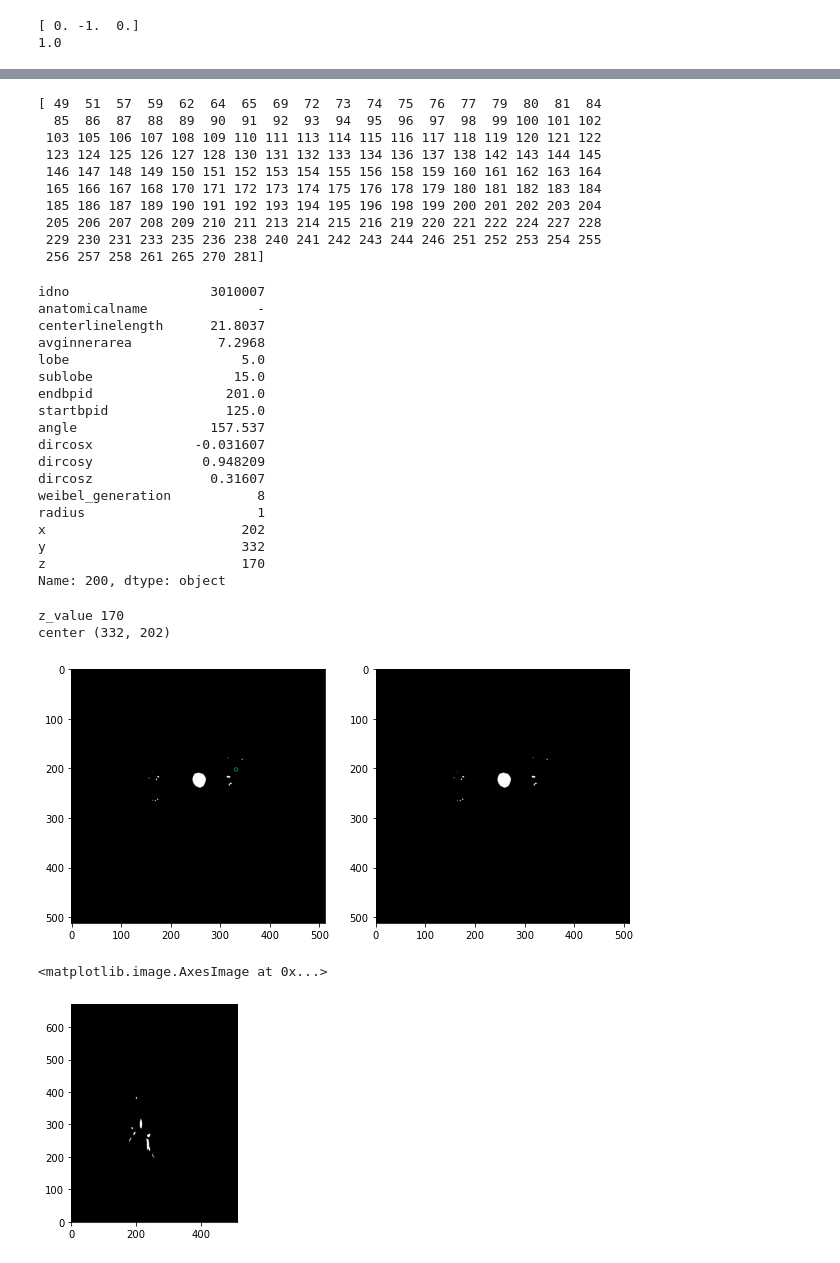
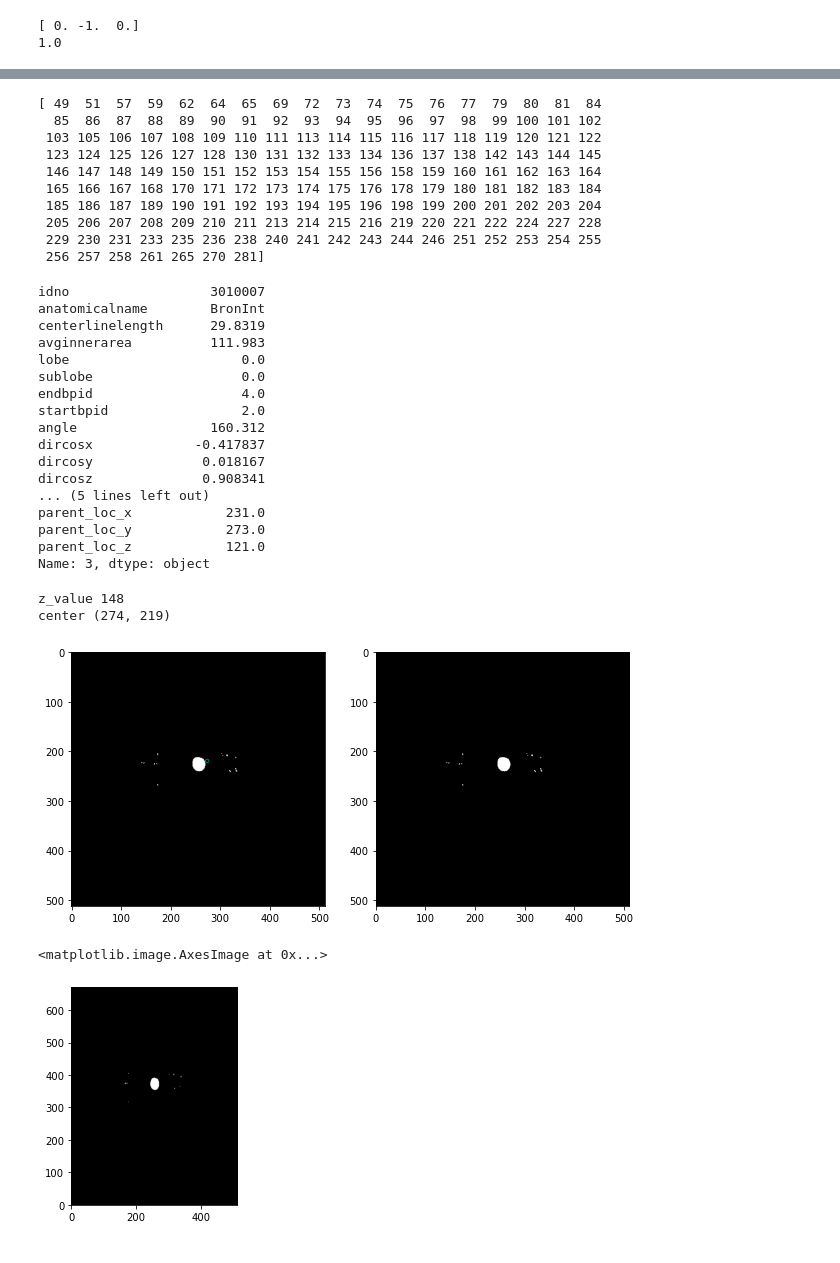
Before and after one commit to s-n-naik/airway_exploration, a Jupyter notebook: mask_calculations.ipynb, the cells around one changed output, grey strips where cells are left out. Cells and saved outputs as stored; diff of their text form; code cells hidden in the pictures.

```diff
--- a/mask_calculations.ipynb
+++ b/mask_calculations.ipynb
@@ -648,7 +686,7 @@ def _display_slice(img_array, df_slice, value=0):
     plt.show()
 
 
-bp = tree_w_coords.iloc[200]
+bp = tree_w_coords.iloc[3]
 _display_slice(img_array, bp)
 # %% [output]
 [ 49  51  57  59  62  64  65  69  72  73  74  75  76  77  79  80  81  84
@@ -662,29 +700,28 @@ _display_slice(img_array, bp)
  229 230 231 233 235 236 238 240 241 242 243 244 246 251 252 253 254 255
  256 257 258 261 265 270 281]
 idno                  3010007
-anatomicalname              -
-centerlinelength      21.8037
-avginnerarea           7.2968
-lobe                      5.0
-sublobe                  15.0
-endbpid                 201.0
-startbpid               125.0
-angle                 157.537
-dircosx             -0.031607
-dircosy              0.948209
-dircosz               0.31607
-weibel_generation           8
-radius                      1
-x                         202
-y                         332
-z                         170
-Name: 200, dtype: object
+anatomicalname        BronInt
+centerlinelength      29.8319
+avginnerarea          111.983
+lobe                      0.0
+sublobe                   0.0
+endbpid                   4.0
+startbpid                 2.0
+angle                 160.312
+dircosx             -0.417837
+dircosy              0.018167
+dircosz              0.908341
+... (5 lines left out)
+parent_loc_x            231.0
+parent_loc_y            273.0
+parent_loc_z            121.0
+Name: 3, dtype: object
-z_value 170
-center (332, 202)
+z_value 148
+center (274, 219)
-[figure, old version]
+[figure, new version]
 # %%
-plt.imshow(img_array[:,:,180], origin='lower', cmap='gray', extent=(0, height, 0, depth))
+plt.imshow(img_array[140,:,:], origin='upper', cmap='gray', extent=(0, height, 0, depth))
 # %% [output]
 <matplotlib.image.AxesImage at 0x...>
-[figure, old version]
+[figure, new version]
 # %%
```
Also changed, not shown: parts of 28 cells of this notebook.
